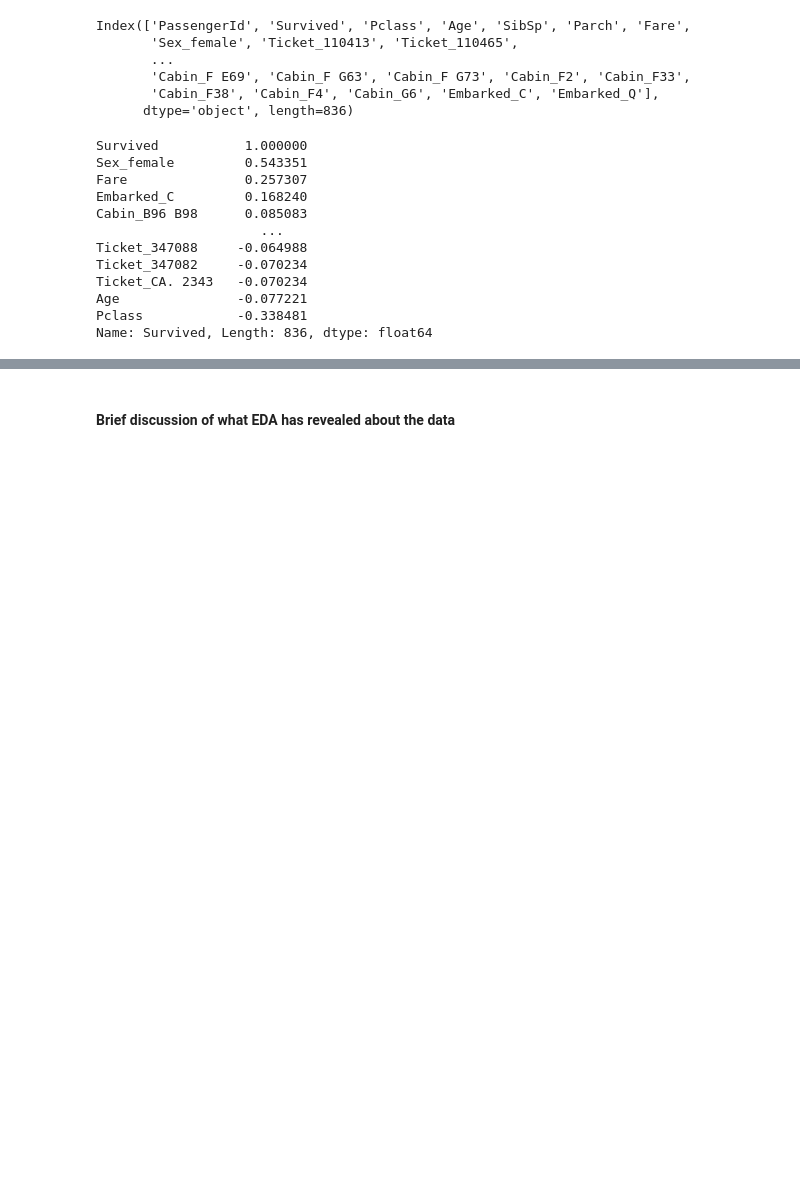
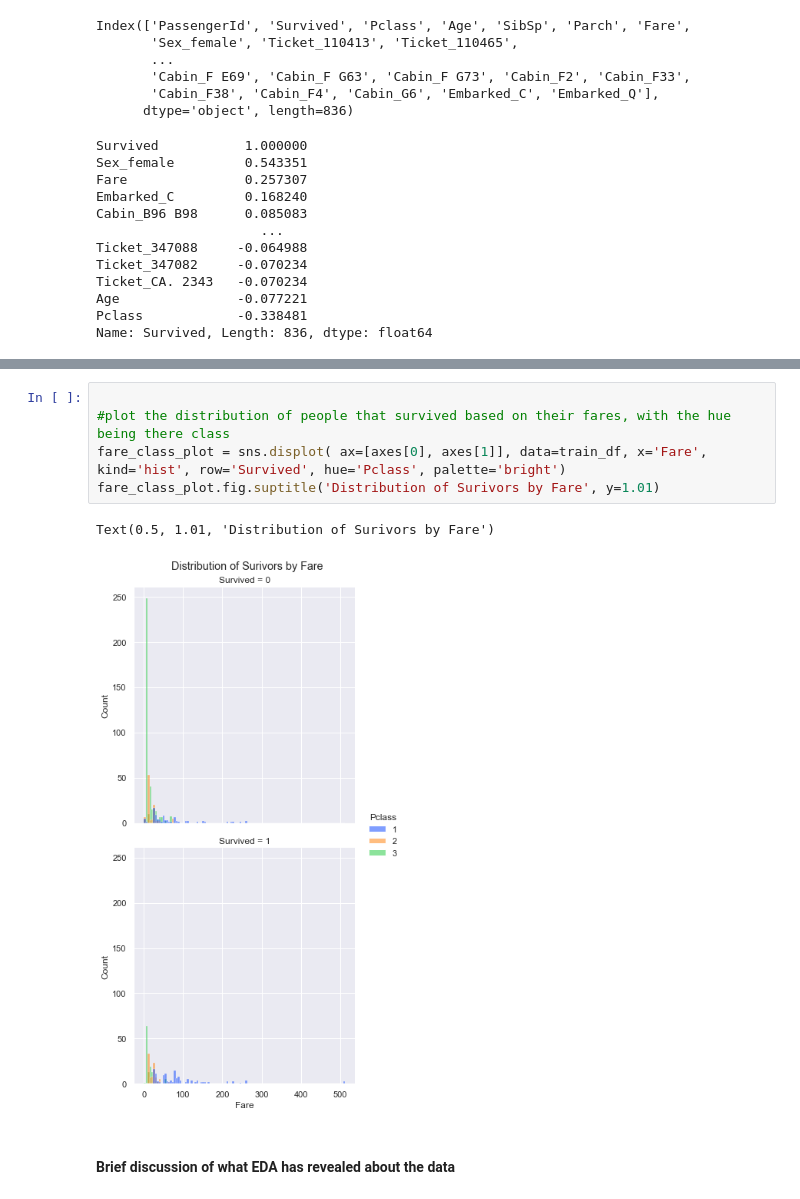
Before and after one commit to taywong00/data-science-titanic-survivors-final-project, a Jupyter notebook: solution.ipynb, the cells around one changed output, grey strips where cells are left out. Saved outputs shown, nothing was run; the diff lists cells and outputs as text; blank space fills up the shorter version.

```diff
--- a/solution.ipynb
+++ b/solution.ipynb
@@ -88,3 +90,11 @@ sns.displot(data=train_df, x='Fare', kind='hist', row='Survived', hue='Pclass',
+# %%
+
+#plot the distribution of people that survived based on their fares, with the hue being there class
+fare_class_plot = sns.displot( ax=[axes[0], axes[1]], data=train_df, x='Fare', kind='hist', row='Survived', hue='Pclass', palette='bright')
+fare_class_plot.fig.suptitle('Distribution of Surivors by Fare', y=1.01)
+# %% [output]
+Text(0.5, 1.01, 'Distribution of Surivors by Fare')
+[figure, added]
 # %% [markdown]
 #### Brief discussion of what EDA has revealed about the data
 # %% [markdown]
```
Also changed, not shown: parts of 2 cells of this notebook.
